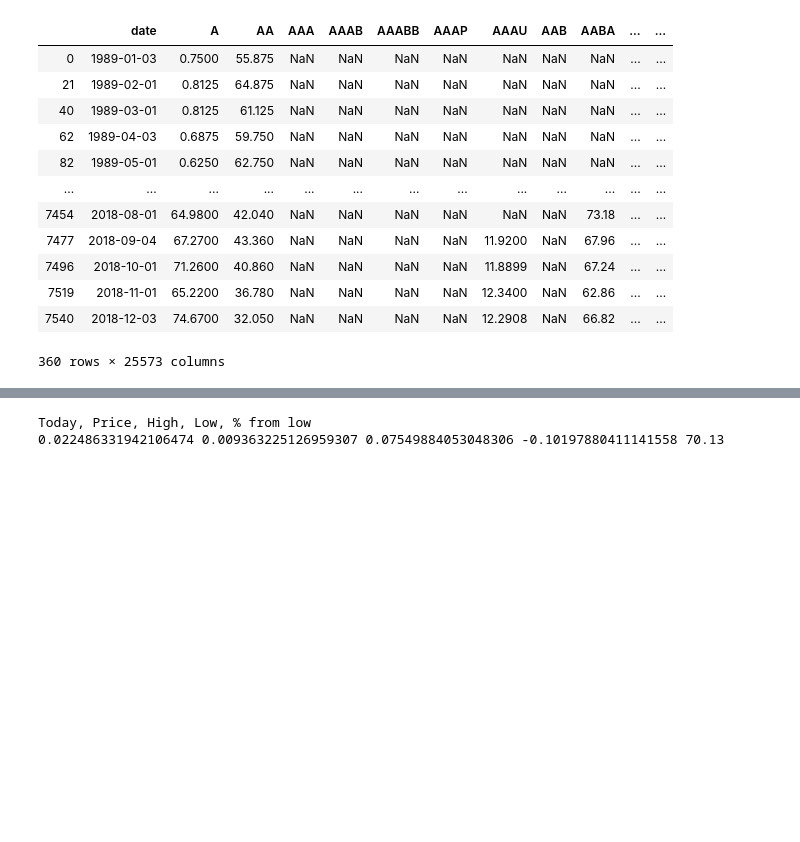
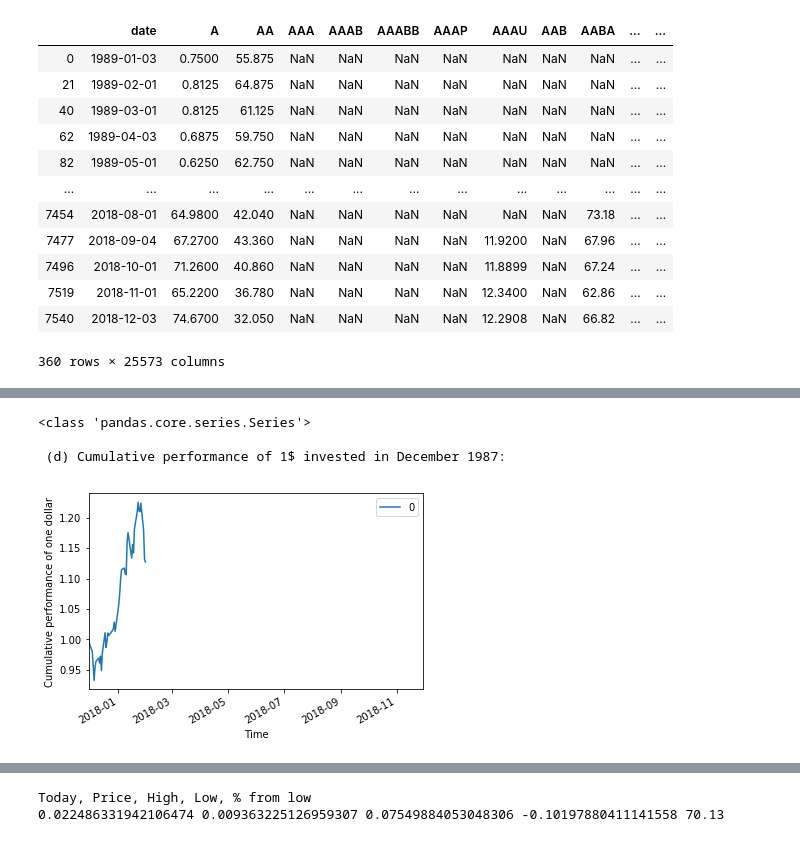
Before and after one commit to ozanozd/Financial_Big_Data_52_weeks, a Jupyter notebook: 52Weeks.ipynb, the cells around one changed output, grey strips where cells are left out. Cells and saved outputs as stored; diff of their text form; code cells hidden in the pictures; blank space fills up the shorter version.

Commit message:
Portfolio created, Cumulative Return plotted
Check required, current situation is loss, maybe comparison needed.

```diff
--- a/52Weeks.ipynb
+++ b/52Weeks.ipynb
@@ -24,3 +25,17 @@ def add_freq(idx, freq=None):
         raise AttributeError('no discernible frequency found to `idx`.  Specify'
                              ' a frequency string with `freq`.')
     return idx
+# %%
+def cum_return(r, begdate, enddate, weights):
+    """Computing portfolio returns in given time horizon, with specific weights
+
+    Returns an array which shows the cumulative returns.
+    """
+
+    dates_perf = r.iloc[begdate:enddate].index.get_level_values(0)
+
+    p_perf = np.zeros(len(dates_perf))
+    tmp = np.multiply(weights,r.iloc[begdate:enddate])
+    p_perf = tmp.sum(axis=1)
+
+    return p_perf
@@ -65,0 +120,4 @@ AttributeError: 'DataFrame' object has no attribute 'inx'
+# %%
+#log returns of all the columns at once
+r = np.log(prices.set_index('date')).diff()
+r.head()
@@ -92,0 +211,29 @@ start_months
+# %%
+#computing portfolio returns
+#dates_perf = r.iloc[7288:7540].index.get_level_values(0)
+
+#p_perf = np.zeros(len(dates_perf))
+#tmp = np.multiply(weights,r.iloc[7288:7540])
+#p_perf = tmp.sum(axis=1)
+#p_perf
+
+p_perf = cum_return(r, 7288, 7540, weights)
+print(type(p_perf))
+#print(p_perf)
+#total return index
+dates_cumperf = r.iloc[7287:7540].index.get_level_values(0)
+cumperf = np.cumprod(np.concatenate((np.ones(1),1+p_perf),axis=0),axis=0)
+df_cumperf = pd.DataFrame(data=cumperf,index=dates_cumperf)
+
+df_cumperf.plot()
+plt.xlabel('Time')
+plt.ylabel('Cumulative performance of one dollar')
+
+
+print('\n (d) Cumulative performance of 1$ invested in December 1987:')
+plt.show()
+# %% [output]
+<class 'pandas.core.series.Series'>
+
+ (d) Cumulative performance of 1$ invested in December 1987:
+[figure, added]
```
Also changed, not shown: parts of 38 cells of this notebook.
